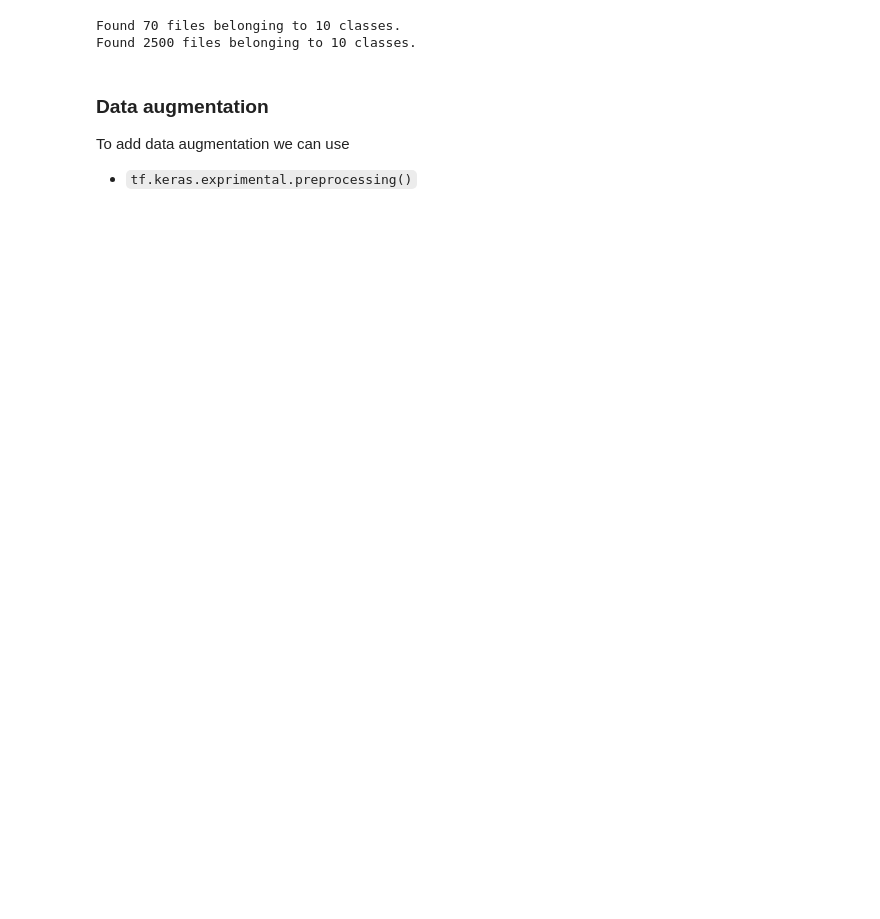
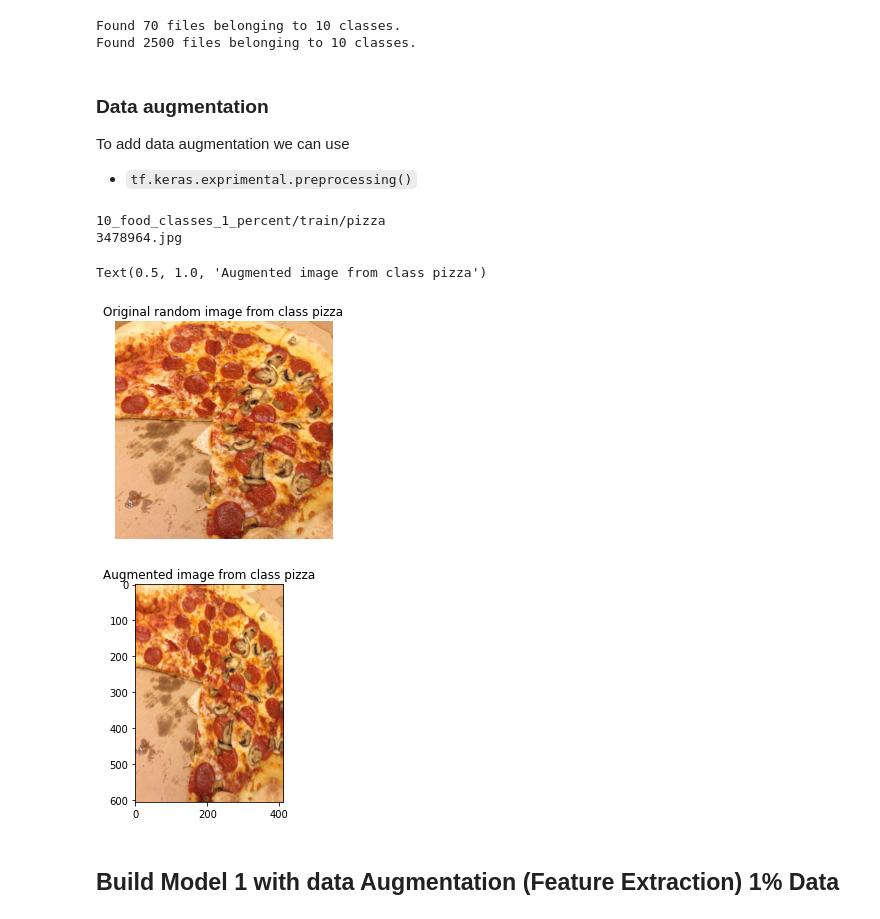
Before and after one commit to leogalbu/Colab_Notebook, a Jupyter notebook: Transfer_Learning_Fine_Tuning.ipynb, the cells around one changed output. Drawn from its saved outputs; the diff is of its cells as text; code cells hidden in the pictures; blank space fills up the shorter version.

```diff
--- a/Transfer_Learning_Fine_Tuning.ipynb
+++ b/Transfer_Learning_Fine_Tuning.ipynb
@@ -319,5 +317,38 @@ data_augmentation =  keras.Sequential([
     preprocessing.RandomZoom(0.2),
     preprocessing.RandomHeight(0.2),
     preprocessing.RandomWidth(0.2),
-    preprocessing.Rescaling(1./255) # Keep for ResNet but not for efficientNet
+    #preprocessing.Rescaling(1./255) # Keep for ResNet but not for efficientNet
 ], name='data_augmentation')
+# %%
+# Visualize Data AUgmentation layer and data (view a random image and its augmented version)
+import matplotlib.pyplot as plt
+import matplotlib.image as mpimg
+import os
+import random
+
+target_class = random.choice(train_data_1_percent.class_names)
+target_dir = '10_food_classes_1_percent/train/' + target_class
+
+print(target_dir)
+random_image = random.choice(os.listdir(target_dir))
+random_image_path = target_dir + '/' + random_image
+print(random_image)
+
+img = mpimg.imread(random_image_path)
+plt.imshow(img)
+plt.title(f"Original random image from class {target_class}")
+plt.axis(False)
+
+# Read and plot AUgmented image
+augmented_img = data_augmentation(img, training=True)
+plt.figure()
+plt.imshow(augmented_img)
+plt.title(f"Augmented image from class {target_class}")
+# %% [output]
+10_food_classes_1_percent/train/pizza
+3478964.jpg
+Text(0.5, 1.0, 'Augmented image from class pizza')
+[figure, added]
+[figure, added]
+# %% [markdown]
+## Build Model 1 with data Augmentation (Feature Extraction) 1% Data
```
Also changed, not shown: parts of 10 cells of this notebook.
